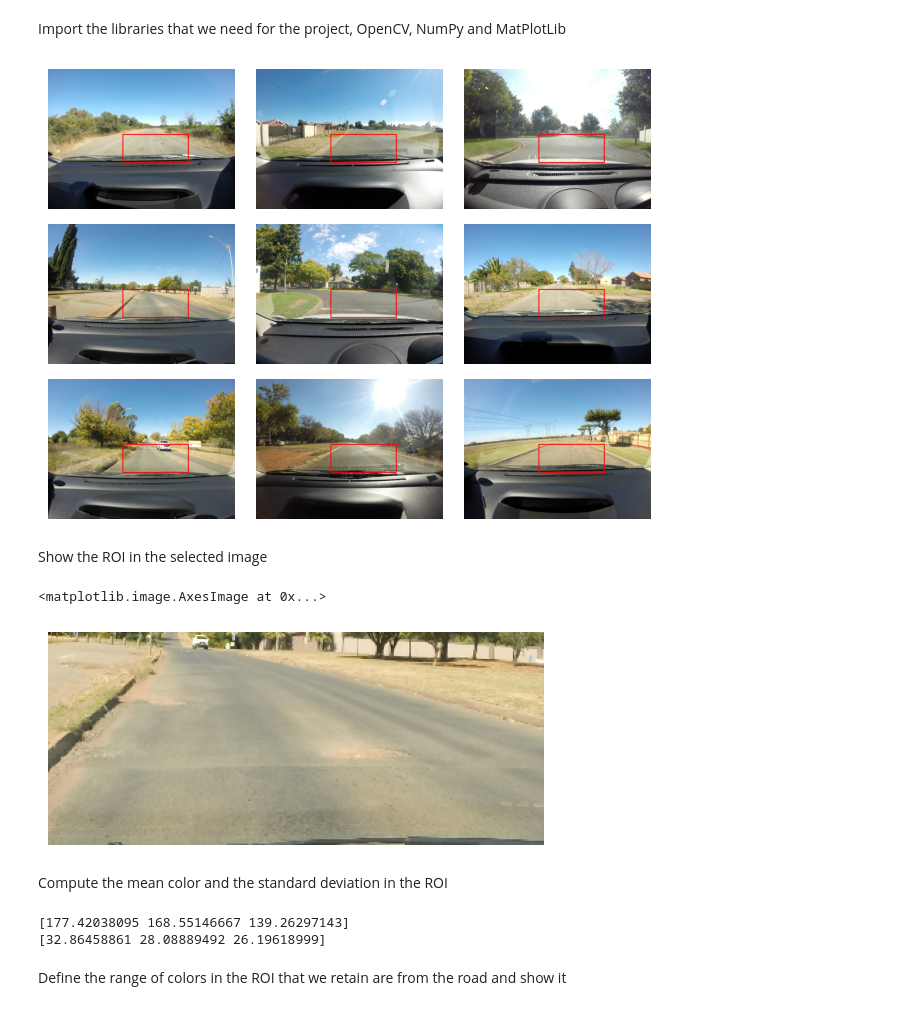
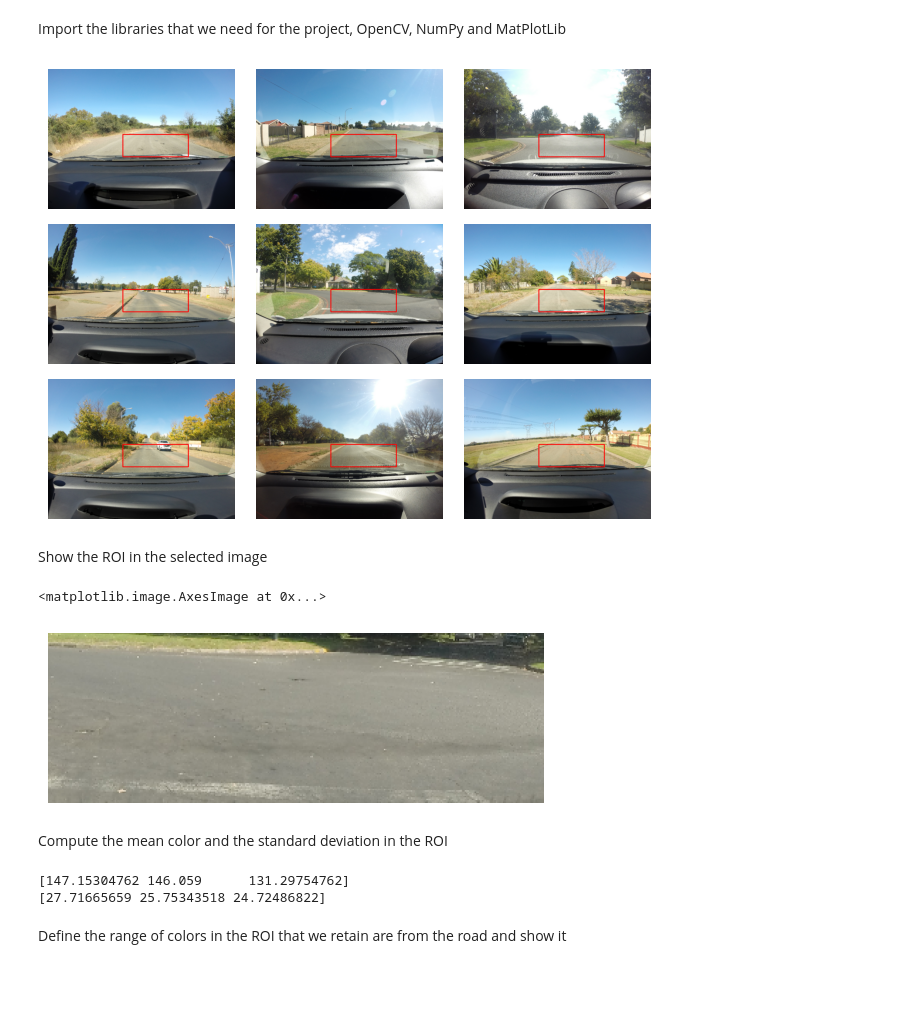
Before and after one commit to christiandalfarra/SIVProject, a Jupyter notebook: project_notebook.ipynb, the cells around one changed output. Cells and saved outputs as stored; diff of their text form; code cells hidden in the pictures; blank space fills up the shorter version.

```diff
--- a/project_notebook.ipynb
+++ b/project_notebook.ipynb
@@ -9,35 +9,35 @@ import matplotlib.pyplot as plt
 def draw_rect(image,roi_coords):
     output = cv.resize(image, (1000, 750))
     # Define the angles of the rectangle
     # (x1, y1) -> top left corner
     # (x2, y2) -> bottom right corner
     start_point = (roi_coords[0], roi_coords[1])
     end_point = (roi_coords[2], roi_coords[3])
     color = (0, 0, 255)
     thickness = 3
 
     # draw on image
     cv.rectangle(output, start_point, end_point, color, thickness)
     return output
 
 #Define the ROI, excluding lower part comprending the dashboard of the car, the upper part with the sky and the lateral parts
-roi_coords = (400, 350, 750, 500) #(x1,y1,x2,y2)
+roi_coords = (400, 350, 750, 470) #(x1,y1,x2,y2)
 _, axes = plt.subplots(3, 3)
 axes[0,0].imshow(cv.cvtColor(draw_rect(cv.imread("test_images/test1.jpg"),roi_coords),cv.COLOR_BGR2RGB))
 axes[1,0].imshow(cv.cvtColor(draw_rect(cv.imread("test_images/test2.jpg"),roi_coords),cv.COLOR_BGR2RGB))
 axes[2,0].imshow(cv.cvtColor(draw_rect(cv.imread("test_images/test3.jpg"),roi_coords),cv.COLOR_BGR2RGB))
 axes[0,1].imshow(cv.cvtColor(draw_rect(cv.imread("test_images/test4.jpg"),roi_coords),cv.COLOR_BGR2RGB))
 axes[1,1].imshow(cv.cvtColor(draw_rect(cv.imread("test_images/test5.jpg"),roi_coords),cv.COLOR_BGR2RGB))
 axes[2,1].imshow(cv.cvtColor(draw_rect(cv.imread("test_images/test6.jpg"),roi_coords),cv.COLOR_BGR2RGB))
 axes[0,2].imshow(cv.cvtColor(draw_rect(cv.imread("test_images/test7.jpg"),roi_coords),cv.COLOR_BGR2RGB))
 axes[1,2].imshow(cv.cvtColor(draw_rect(cv.imread("test_images/test8.jpg"),roi_coords),cv.COLOR_BGR2RGB))
 axes[2,2].imshow(cv.cvtColor(draw_rect(cv.imread("test_images/test9.jpg"),roi_coords),cv.COLOR_BGR2RGB))
 
 for ax in axes.flat: ax.axis('off')
 plt.tight_layout()
 plt.show()
 # %% [output]
-[figure, old version]
+[figure, new version]
 # %% [markdown]
 Show the ROI in the selected image
 # %%
@@ -51,7 +51,7 @@ plt.axis('off')
 plt.imshow(roi)
 # %% [output]
 <matplotlib.image.AxesImage at 0x...>
-[figure, old version]
+[figure, new version]
 # %% [markdown]
 Compute the mean color and the standard deviation in the ROI
 # %%
@@ -61,8 +61,8 @@ std_color = np.std(roi, axis=(0, 1))
 print(mean_color)
 print(std_color)
 # %% [output]
-[177.42038095 168.55146667 139.26297143]
-[32.86458861 28.08889492 26.19618999]
+[147.15304762 146.059      131.29754762]
+[27.71665659 25.75343518 24.72486822]
 # %% [markdown]
 Define the range of colors in the ROI that we retain are from the road and show it
 # %%
```
Also changed, not shown: parts of 4 cells of this notebook.
